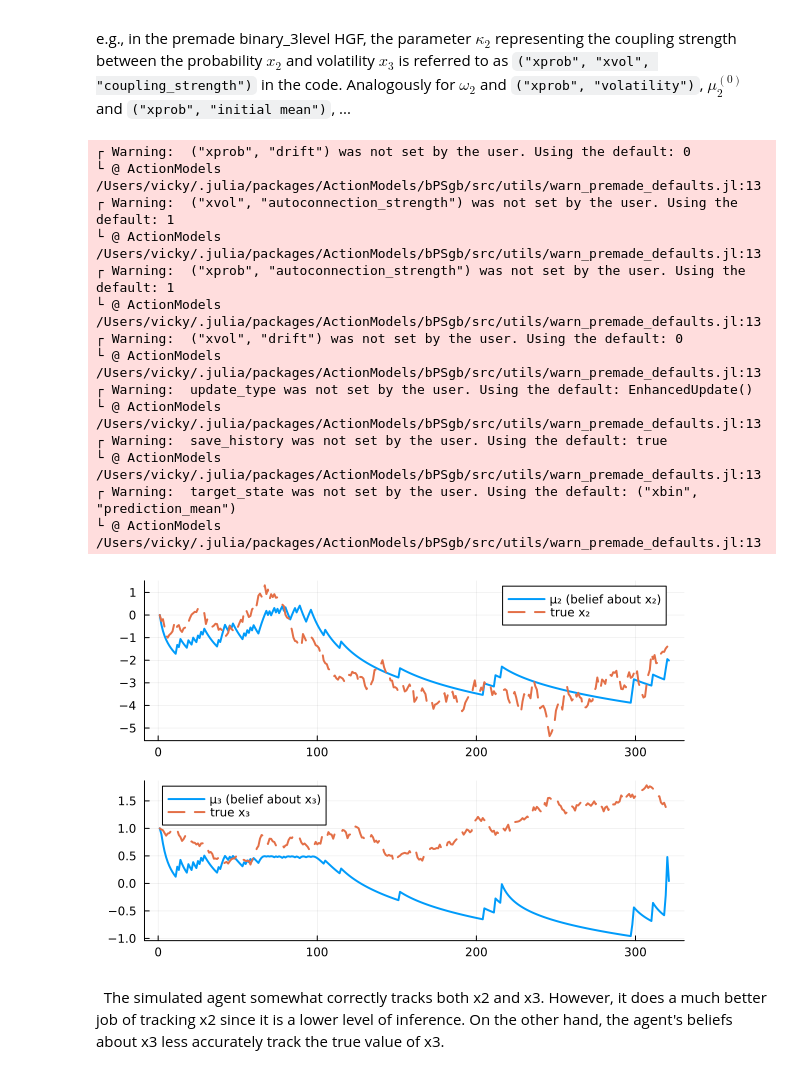
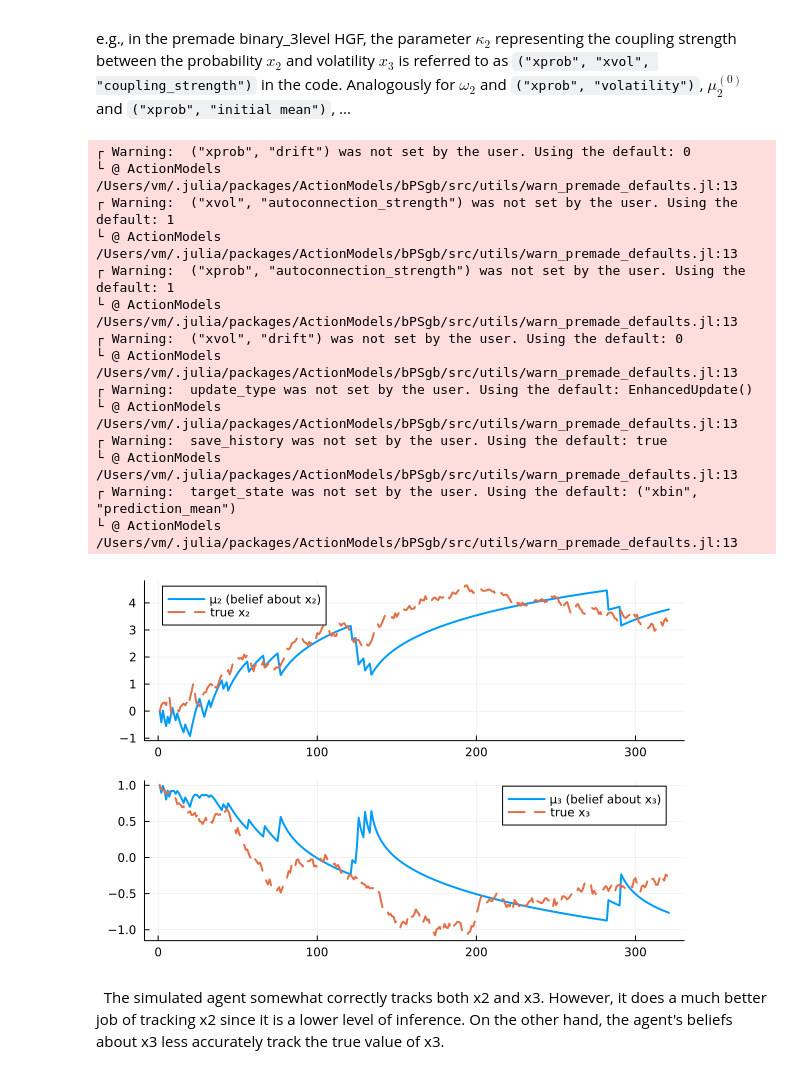
Before and after one commit to MagisV/Translational_Neuromodeling_Exercise_1, a Jupyter notebook: ex-02/Exercise2.ipynb, the cells around one changed output. Saved outputs shown, nothing was run; the diff lists cells and outputs as text; code cells hidden in the pictures.

```diff
--- a/ex-02/Exercise2.ipynb
+++ b/ex-02/Exercise2.ipynb
@@ -338,44 +350,44 @@ hgf_parameters = Dict(
     ("xprob", "volatility") => -4.0,
     ("xprob", "initial_mean") => 0.0,
     ("xprob", "initial_precision") => 1.0,
     ("xvol", "volatility") => exp(-6.0),
     ("xvol", "initial_mean") => 1.0,
     ("xvol", "initial_precision") => 0.01,
     ("xprob", "xvol", "coupling_strength") => 1.0,
     ("xbin", "xprob", "coupling_strength") => 1.0
 )
 
 # creating HFG and agent with generated inputs from 2.2b
 hgf = premade_hgf("binary_3level", hgf_parameters)
 agent_parameter = Dict("action_noise" => 0.3)
 agent = premade_agent("hgf_unit_square_sigmoid", hgf, agent_parameter)
-give_inputs!(agent, u)
+give_inputs!(agent, u_a)
 
 # plotting the agent's belief about x2 and x3 along with their true values
 μ2 = get_history(agent, ("xprob", "posterior_mean"))
 μ3 = get_history(agent, ("xvol", "posterior_mean"))
 
 p1 = plot(μ2, label="μ₂ (belief about x₂)", lw=2)
-plot!(p1, x2, label="true x₂", lw=2, linestyle=:dash)
+plot!(p1, x2_a, label="true x₂", lw=2, linestyle=:dash)
 p2 = plot(μ3, label="μ₃ (belief about x₃)", lw=2)
-plot!(p2, x3, label="true x₃", lw=2, linestyle=:dash)
+plot!(p2, x3_a, label="true x₃", lw=2, linestyle=:dash)
 plot(p1, p2, layout = (2,1))
 # %% [output]
 ┌ Warning:  ("xprob", "drift") was not set by the user. Using the default: 0
-└ @ ActionModels /Users/vicky/.julia/packages/ActionModels/bPSgb/src/utils/warn_premade_defaults.jl:13
+└ @ ActionModels /Users/vm/.julia/packages/ActionModels/bPSgb/src/utils/warn_premade_defaults.jl:13
 ┌ Warning:  ("xvol", "autoconnection_strength") was not set by the user. Using the default: 1
-└ @ ActionModels /Users/vicky/.julia/packages/ActionModels/bPSgb/src/utils/warn_premade_defaults.jl:13
+└ @ ActionModels /Users/vm/.julia/packages/ActionModels/bPSgb/src/utils/warn_premade_defaults.jl:13
 ┌ Warning:  ("xprob", "autoconnection_strength") was not set by the user. Using the default: 1
-└ @ ActionModels /Users/vicky/.julia/packages/ActionModels/bPSgb/src/utils/warn_premade_defaults.jl:13
+└ @ ActionModels /Users/vm/.julia/packages/ActionModels/bPSgb/src/utils/warn_premade_defaults.jl:13
 ┌ Warning:  ("xvol", "drift") was not set by the user. Using the default: 0
-└ @ ActionModels /Users/vicky/.julia/packages/ActionModels/bPSgb/src/utils/warn_premade_defaults.jl:13
+└ @ ActionModels /Users/vm/.julia/packages/ActionModels/bPSgb/src/utils/warn_premade_defaults.jl:13
 ┌ Warning:  update_type was not set by the user. Using the default: EnhancedUpdate()
-└ @ ActionModels /Users/vicky/.julia/packages/ActionModels/bPSgb/src/utils/warn_premade_defaults.jl:13
+└ @ ActionModels /Users/vm/.julia/packages/ActionModels/bPSgb/src/utils/warn_premade_defaults.jl:13
 ┌ Warning:  save_history was not set by the user. Using the default: true
-└ @ ActionModels /Users/vicky/.julia/packages/ActionModels/bPSgb/src/utils/warn_premade_defaults.jl:13
+└ @ ActionModels /Users/vm/.julia/packages/ActionModels/bPSgb/src/utils/warn_premade_defaults.jl:13
 ┌ Warning:  target_state was not set by the user. Using the default: ("xbin", "prediction_mean")
-└ @ ActionModels /Users/vicky/.julia/packages/ActionModels/bPSgb/src/utils/warn_premade_defaults.jl:13
+└ @ ActionModels /Users/vm/.julia/packages/ActionModels/bPSgb/src/utils/warn_premade_defaults.jl:13
-[figure, old version]
+[figure, new version]
 # %% [markdown]
 &nbsp;
 The simulated agent somewhat correctly tracks both x2 and x3. However, it does a much better job of tracking x2 since it is a lower level of inference. On the other hand, the agent's beliefs about x3 less accurately track the true value of x3.
```
Also changed, not shown: parts of 20 cells of this notebook, 2 other files.
